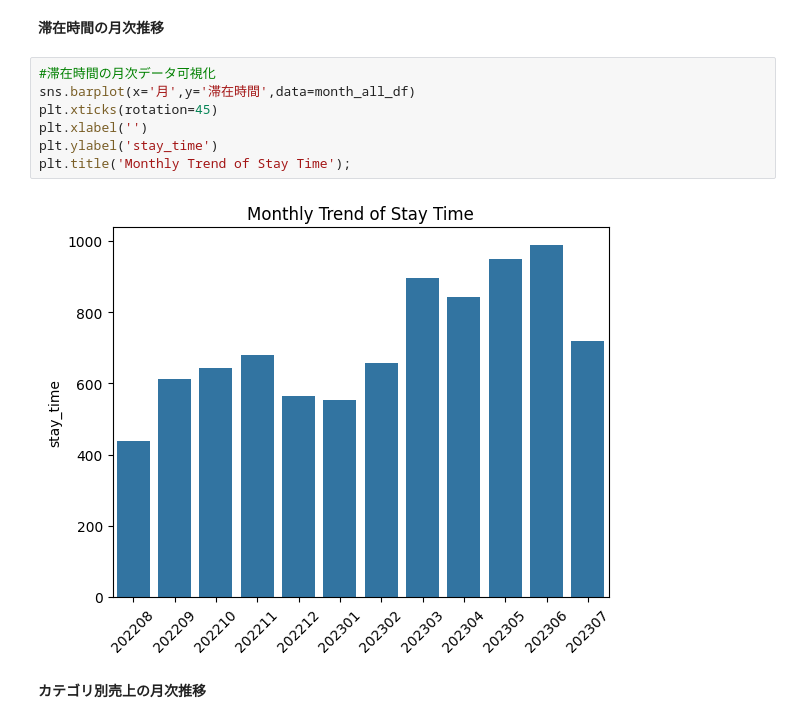
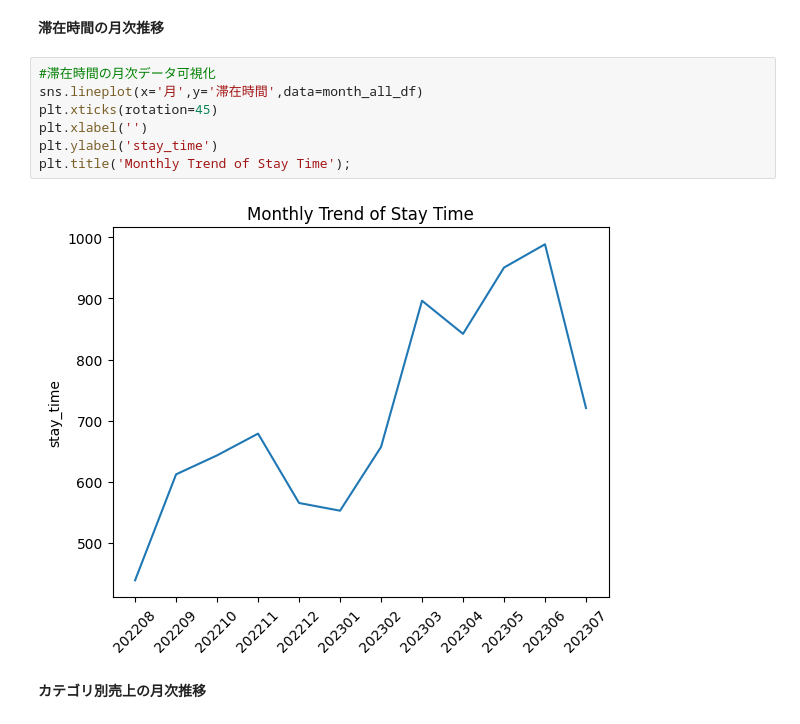
Before and after one commit to YoshiakiAsahara/for-intern, a Jupyter notebook: phase1.ipynb, the cells around one changed output. Drawn from its saved outputs; the diff is of its cells as text.

```diff
--- a/phase1.ipynb
+++ b/phase1.ipynb
@@ -425,13 +425,13 @@ plt.title('Monthly Trend of Repeat Rate');
 **滞在時間の月次推移**
 # %%
 #滞在時間の月次データ可視化
-sns.barplot(x='月',y='滞在時間',data=month_all_df)
+sns.lineplot(x='月',y='滞在時間',data=month_all_df)
 plt.xticks(rotation=45)
 plt.xlabel('')
 plt.ylabel('stay_time')
 plt.title('Monthly Trend of Stay Time');
 # %% [output]
-[figure, old version]
+[figure, new version]
 # %% [markdown]
 **カテゴリ別売上の月次推移**
 # %%
```
Also changed, not shown: parts of 6 cells of this notebook.
